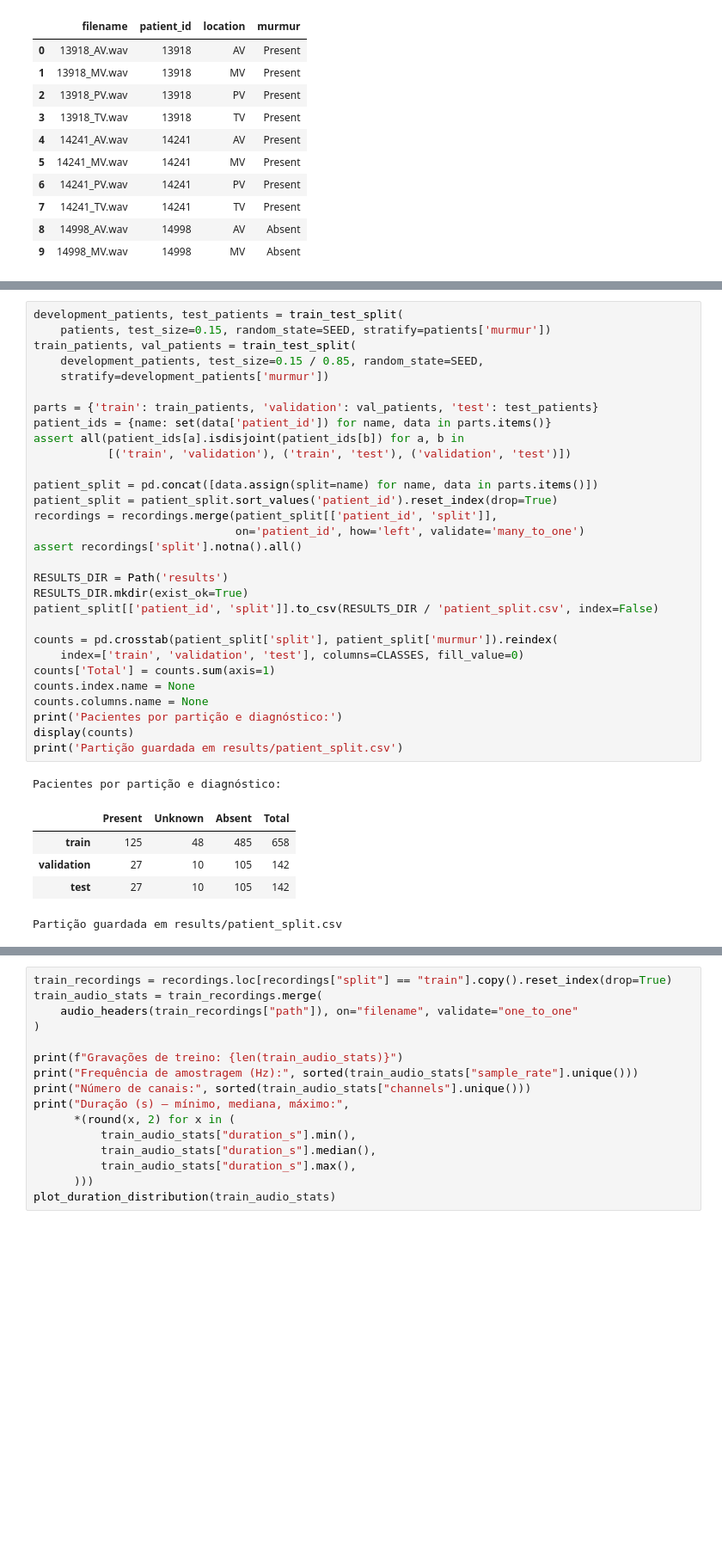
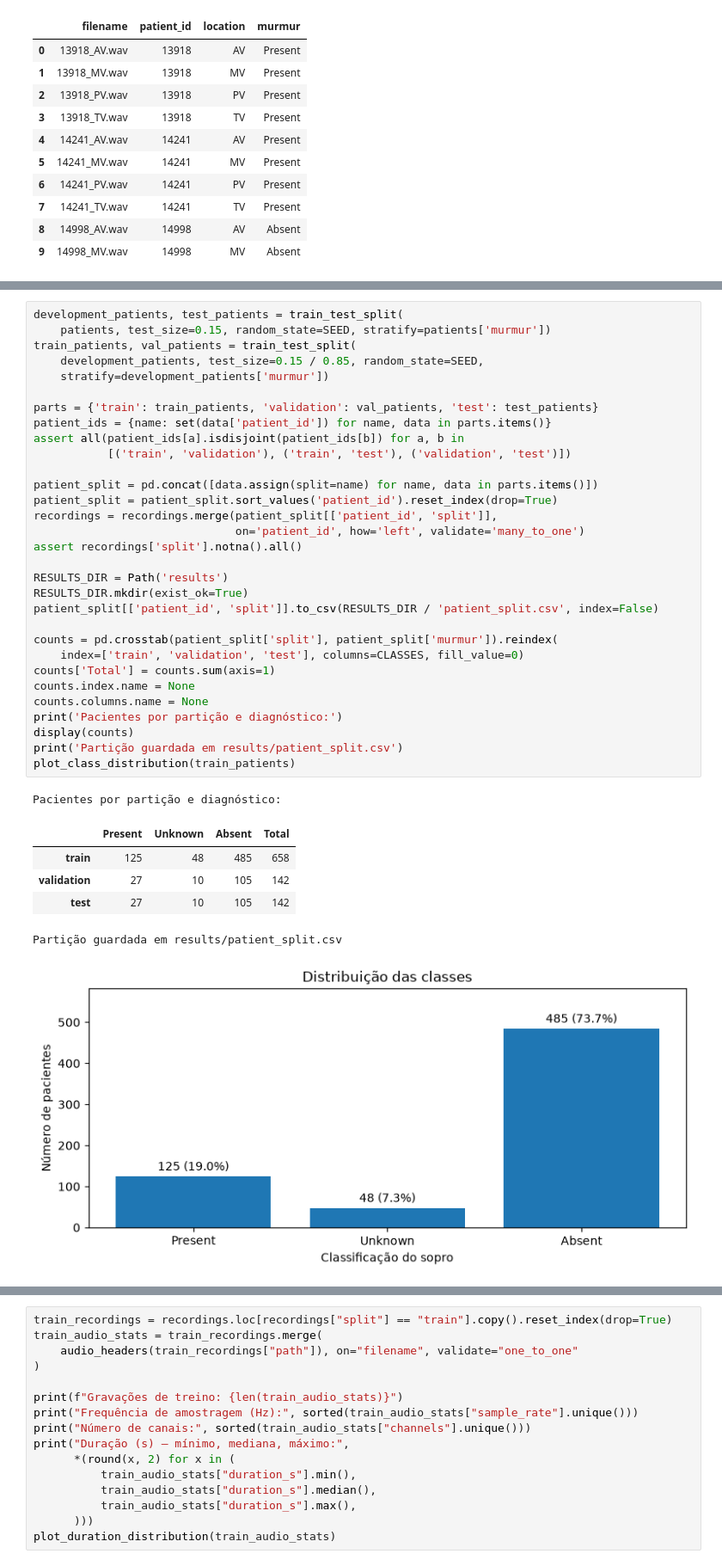
Before and after one commit to afonsogsdantos/Heart-Murmur-Classification, a Jupyter notebook: Heart_Murmur_Classification.ipynb, the cells around one changed output, grey strips where cells are left out. Shown at 86% size. Drawn from its saved outputs; the diff is of its cells as text; blank space fills up the shorter version.

```diff
--- a/Heart_Murmur_Classification.ipynb
+++ b/Heart_Murmur_Classification.ipynb
@@ -144,31 +139,33 @@ train_patients, val_patients = train_test_split(
 parts = {'train': train_patients, 'validation': val_patients, 'test': test_patients}
 patient_ids = {name: set(data['patient_id']) for name, data in parts.items()}
 assert all(patient_ids[a].isdisjoint(patient_ids[b]) for a, b in
            [('train', 'validation'), ('train', 'test'), ('validation', 'test')])
 
 patient_split = pd.concat([data.assign(split=name) for name, data in parts.items()])
 patient_split = patient_split.sort_values('patient_id').reset_index(drop=True)
 recordings = recordings.merge(patient_split[['patient_id', 'split']],
                               on='patient_id', how='left', validate='many_to_one')
 assert recordings['split'].notna().all()
 
 RESULTS_DIR = Path('results')
 RESULTS_DIR.mkdir(exist_ok=True)
 patient_split[['patient_id', 'split']].to_csv(RESULTS_DIR / 'patient_split.csv', index=False)
 
 counts = pd.crosstab(patient_split['split'], patient_split['murmur']).reindex(
     index=['train', 'validation', 'test'], columns=CLASSES, fill_value=0)
 counts['Total'] = counts.sum(axis=1)
 counts.index.name = None
 counts.columns.name = None
 print('Pacientes por partição e diagnóstico:')
 display(counts)
 print('Partição guardada em results/patient_split.csv')
+plot_class_distribution(train_patients)
 # %% [output]
 Pacientes por partição e diagnóstico:
 |  | Present | Unknown | Absent | Total |
 | train | 125 | 48 | 485 | 658 |
 | validation | 27 | 10 | 105 | 142 |
 | test | 27 | 10 | 105 | 142 |
 Partição guardada em results/patient_split.csv
+[figure, added]
 # %% [markdown]
```
Also changed, not shown: parts of 31 cells of this notebook, 1 other file.
